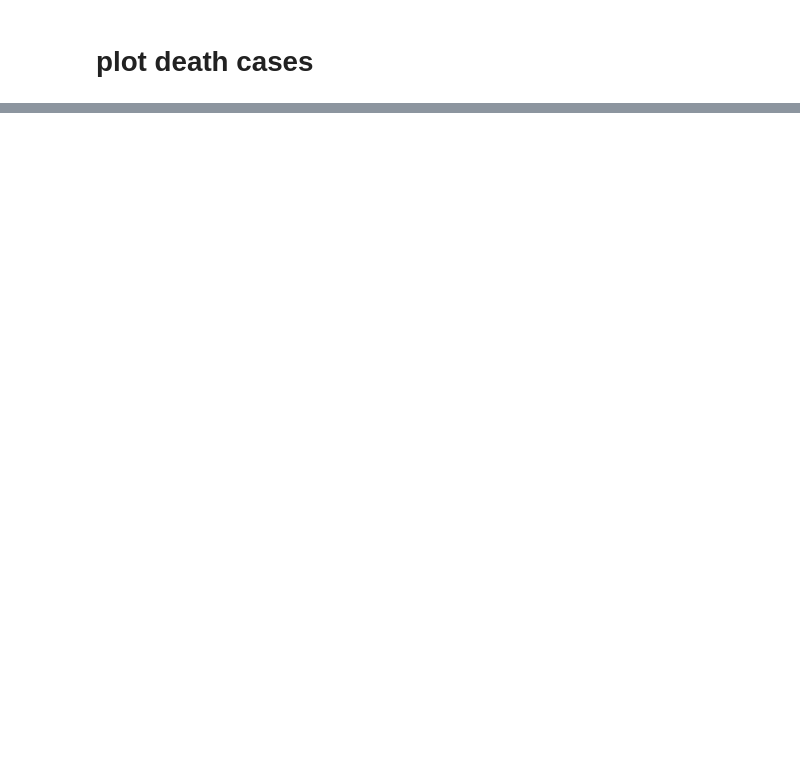
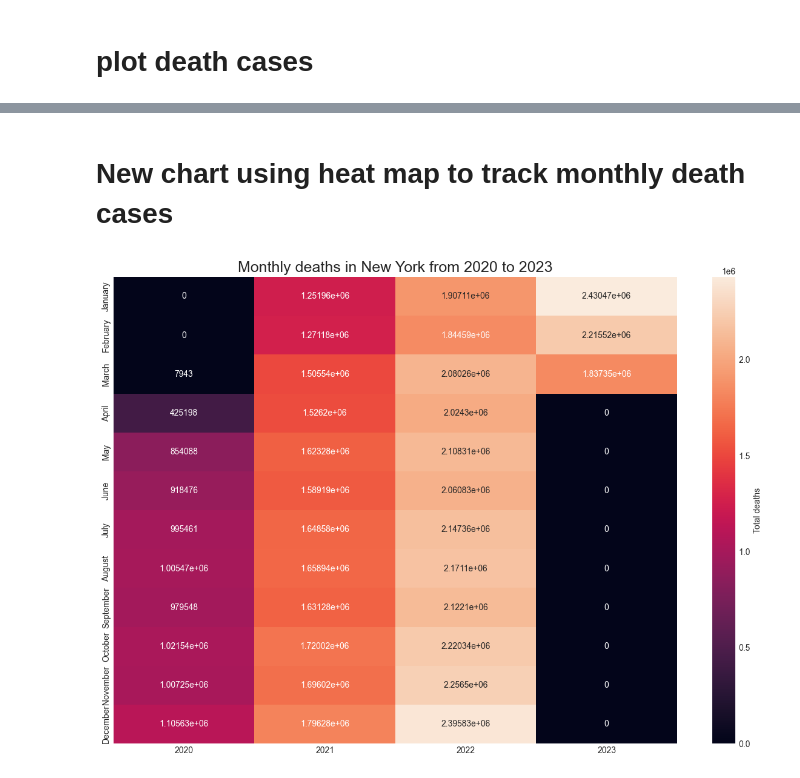
Before and after one commit to jenlcmc/COVID19-Data-Visualization, a Jupyter notebook: covid19.ipynb, the cells around one changed output, grey strips where cells are left out. Drawn from its saved outputs; the diff is of its cells as text; code cells hidden in the pictures; blank space fills up the shorter version.

Commit message:
add heatmap

```diff
--- a/covid19.ipynb
+++ b/covid19.ipynb
@@ -291,0 +266,2 @@ plotTesting(['New York','California', 'Nevada'], 'deaths')
+# %% [markdown]
+# New chart using heat map to track monthly death cases
@@ -291,0 +342,5 @@ plotTesting(['New York','California', 'Nevada'], 'deaths')
+# %%
+# plot the heatmap for death cases of NY
+plotHeatMap()
+# %% [output]
+[figure, added]
```
Also changed, not shown: parts of 18 cells of this notebook.
